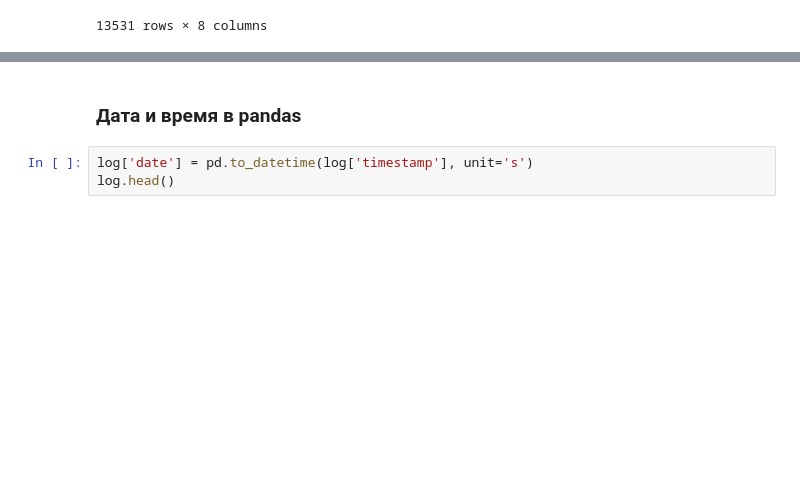
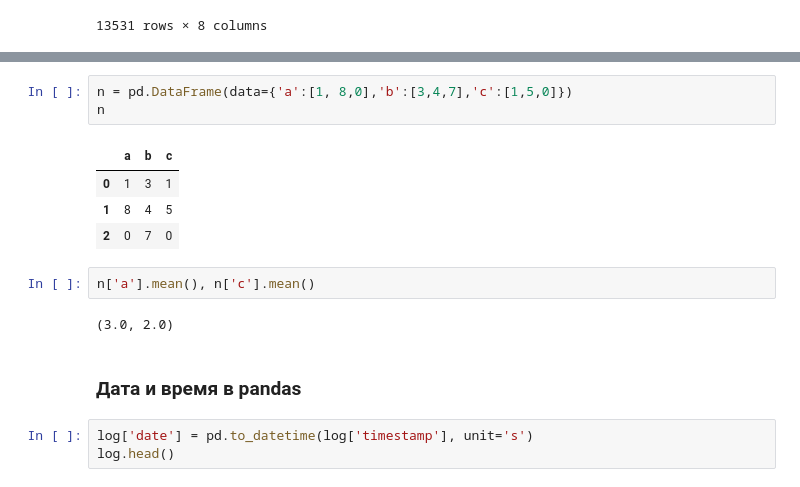
Before and after one commit to Rebeil/Python, a Jupyter notebook: 14.pandas_optomize_1/Python_14_pivot_and_str.ipynb, the cells around one changed output, grey strips where cells are left out. Cells and saved outputs as stored; diff of their text form; blank space fills up the shorter version.

```diff
--- a/14.pandas_optomize_1/Python_14_pivot_and_str.ipynb
+++ b/14.pandas_optomize_1/Python_14_pivot_and_str.ipynb
@@ -512,3 +564,15 @@ See the caveats in the documentation: https://pandas.pydata.org/pandas-docs/stab
+# %%
+n = pd.DataFrame(data={'a':[1, 8,0],'b':[3,4,7],'c':[1,5,0]})
+n
+# %% [output]
+|  | a | b | c |
+| 0 | 1 | 3 | 1 |
+| 1 | 8 | 4 | 5 |
+| 2 | 0 | 7 | 0 |
+# %%
+n['a'].mean(), n['c'].mean()
+# %% [output]
+(3.0, 2.0)
 # %% [markdown]
 ### Дата и время в pandas
 # %%
```
Also changed, not shown: parts of 37 cells of this notebook.
